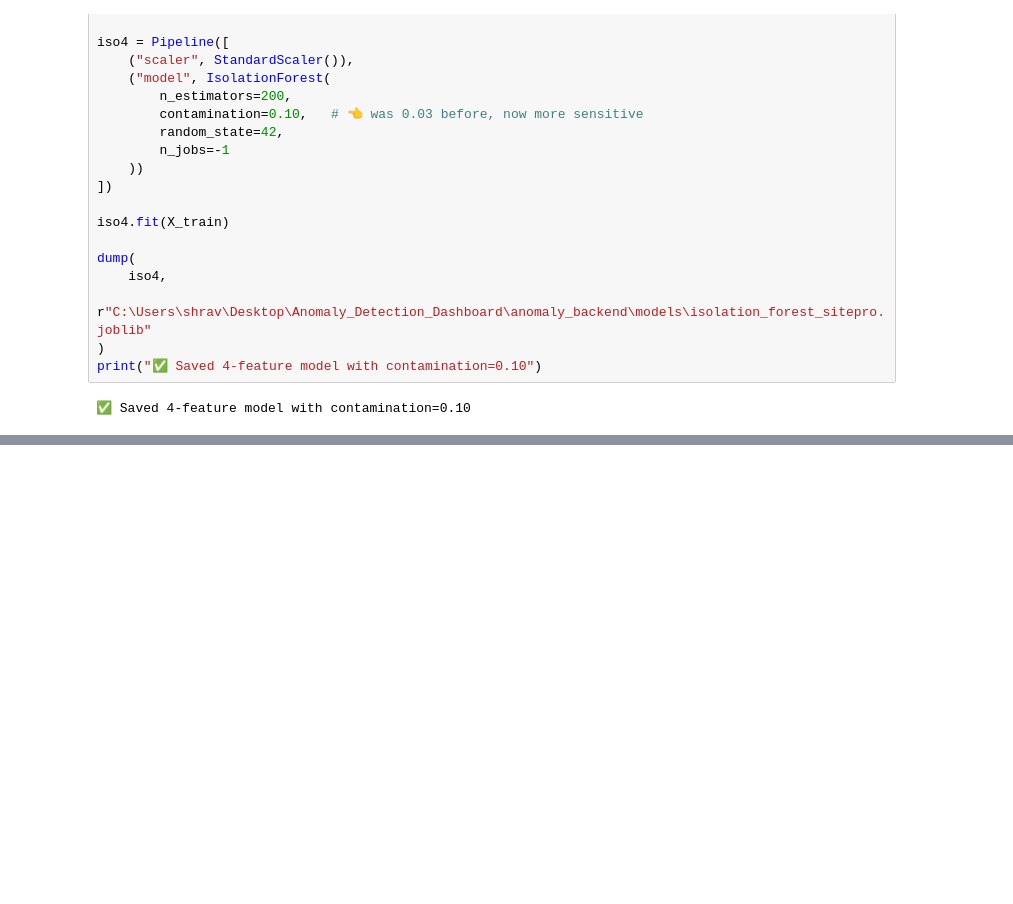
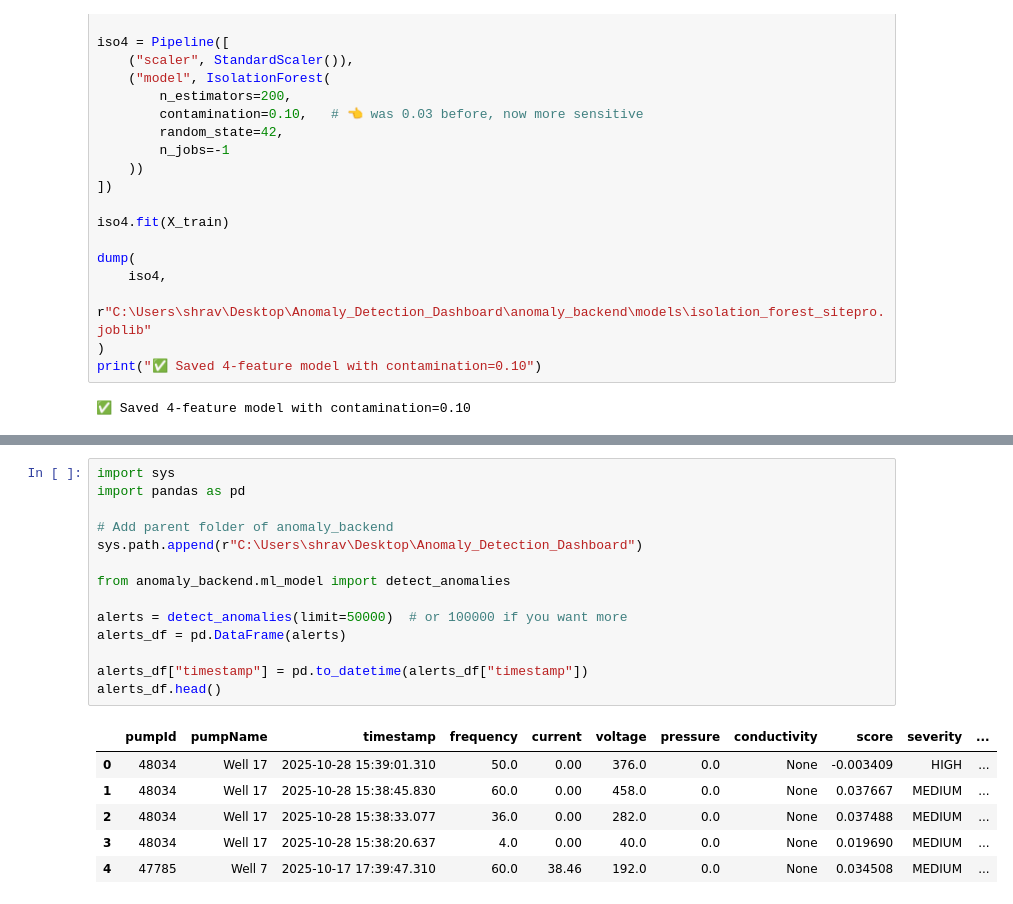
Before and after one commit to Shrav883/AnomalyDetectionDashboard, a Jupyter notebook: anomaly_backend/models/Isloation_Forest_sitepro.ipynb, the cells around one changed output, grey strips where cells are left out. Saved outputs shown, nothing was run; the diff lists cells and outputs as text; blank space fills up the shorter version.

```diff
--- a/anomaly_backend/models/Isloation_Forest_sitepro.ipynb
+++ b/anomaly_backend/models/Isloation_Forest_sitepro.ipynb
@@ -951,0 +991,21 @@ print("✅ Saved 4-feature model with contamination=0.10")
+# %%
+import sys
+import pandas as pd
+
+# Add parent folder of anomaly_backend
+sys.path.append(r"C:\Users\shrav\Desktop\Anomaly_Detection_Dashboard")
+
+from anomaly_backend.ml_model import detect_anomalies
+
+alerts = detect_anomalies(limit=50000)  # or 100000 if you want more
+alerts_df = pd.DataFrame(alerts)
+
+alerts_df["timestamp"] = pd.to_datetime(alerts_df["timestamp"])
+alerts_df.head()
+# %% [output]
+|  | pumpId | pumpName | timestamp | frequency | current | voltage | pressure | conductivity | score | severity | ... |
+| 0 | 48034 | Well 17 | 2025-10-28 15:39:01.310 | 50.0 | 0.00 | 376.0 | 0.0 | None | -0.003409 | HIGH | ... |
+| 1 | 48034 | Well 17 | 2025-10-28 15:38:45.830 | 60.0 | 0.00 | 458.0 | 0.0 | None | 0.037667 | MEDIUM | ... |
+| 2 | 48034 | Well 17 | 2025-10-28 15:38:33.077 | 36.0 | 0.00 | 282.0 | 0.0 | None | 0.037488 | MEDIUM | ... |
+| 3 | 48034 | Well 17 | 2025-10-28 15:38:20.637 | 4.0 | 0.00 | 40.0 | 0.0 | None | 0.019690 | MEDIUM | ... |
+| 4 | 47785 | Well 7 | 2025-10-17 17:39:47.310 | 60.0 | 38.46 | 192.0 | 0.0 | None | 0.034508 | MEDIUM | ... |
```
Also changed, not shown: parts of 9 cells of this notebook, 2 other files.
